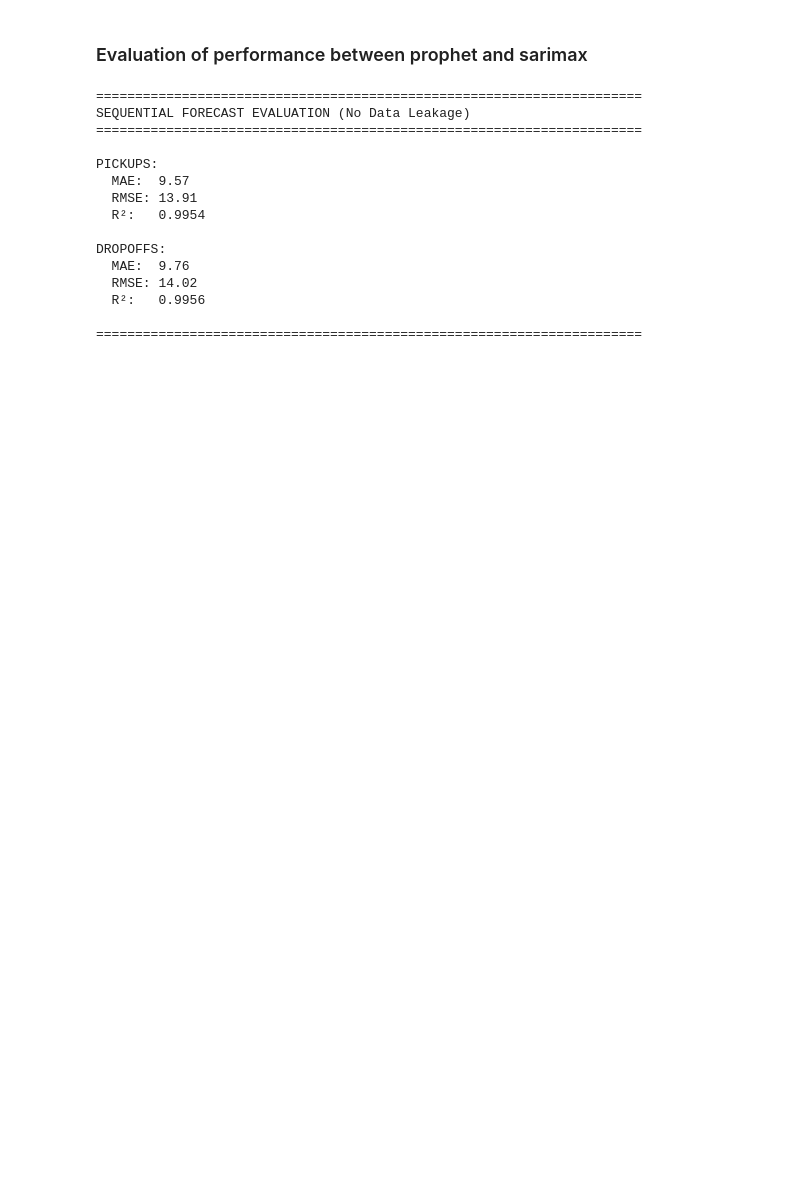
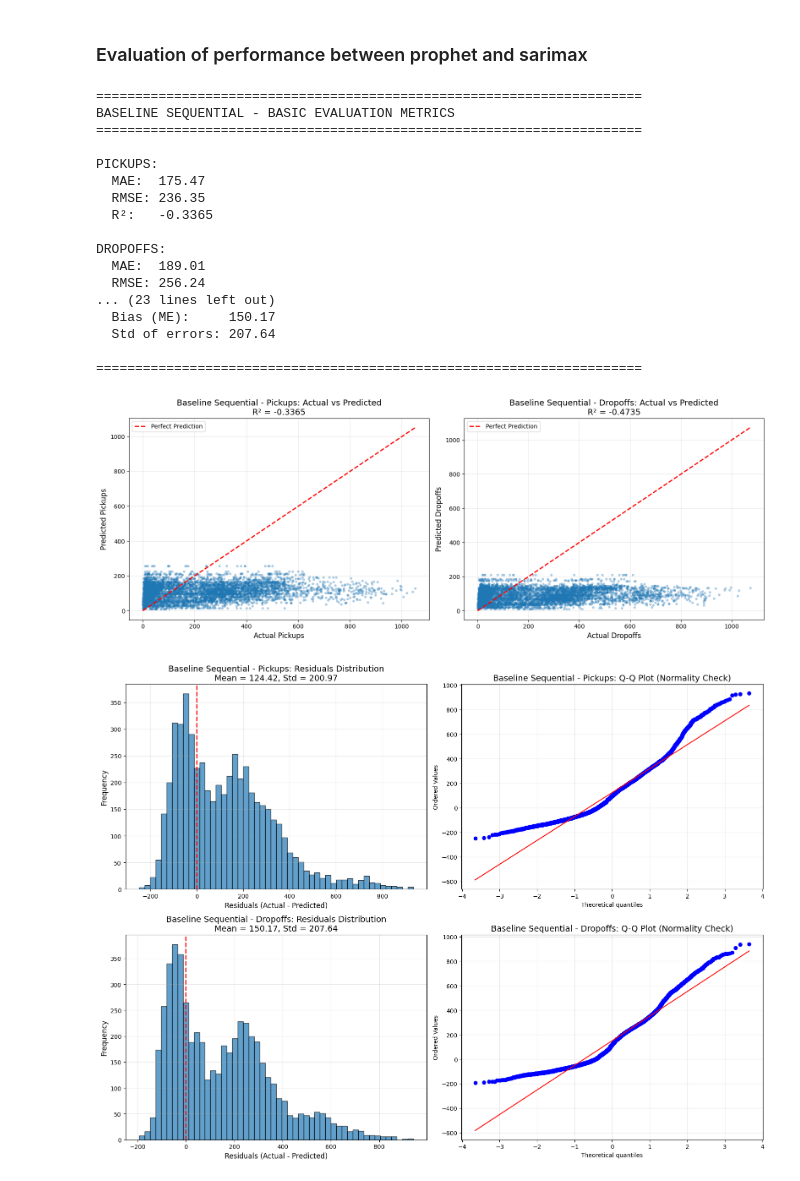
Before and after one commit to dtukrelle/Analysis-of-NY-Citi-Bike-stations, a Jupyter notebook: project.ipynb, the cells around one changed output. Cells and saved outputs as stored; diff of their text form; code cells hidden in the pictures; blank space fills up the shorter version.

```diff
--- a/project.ipynb
+++ b/project.ipynb
@@ -5190,7 +5385,7 @@ def train_sarimax_model(df_full, train_val_end, target_col, model_save_path=None
     Train a SARIMAX model on all data up to train_val_end.
 
     SARIMAX: Seasonal AutoRegressive Integrated Moving Average with eXogenous regressors
-    - Handles seasonality (weekly/yearly patterns)
+    # - Handles seasonality (weekly/yearly patterns) uses lags and rolling means instead
     - Supports external features (weather, lags, etc.)
     - Standard statistical approach (part of statsmodels)
 
@@ -5229,25 +5424,26 @@ def train_sarimax_model(df_full, train_val_end, target_col, model_save_path=None
     y_train = train_data['y'].values
     X_train = train_data[regressor_cols].values
 
+    print("Regressor cols: ", regressor_cols)
+
     # Initialize SARIMAX
     # order=(p,d,q): AR order, differencing, MA order
     # seasonal_order=(P,D,Q,s): seasonal AR, seasonal differencing, seasonal MA, seasonality period
     # For hourly data with weekly seasonality: s=168 (24 hours * 7 days)
     print("Fitting SARIMAX model...")
     print("  Order: (1,0,1) - AR(1), no differencing, MA(1)")
-    print("  Seasonal order: (1,0,1,168) - Weekly seasonality")
+    print("  Seasonal order: (0,0,0,0) - Weekly seasonality")
 
     model = SARIMAX(
         y_train,
         exog=X_train,
         order=(1, 0, 1),  # (p,d,q) - simple ARMA
-        seasonal_order=(1, 0, 1, 168),  # (P,D,Q,s) - weekly seasonality
         enforce_stationarity=False,
         enforce_invertibility=False
     )
 
     # Fit model
-    fitted_model = model.fit(disp=False, maxiter=100)
+    fitted_model = model.fit(disp=False, maxiter=1) # 100
 
     print("✓ Model training complete")
     print(f"  AIC: {fitted_model.aic:.2f}")
@@ -5650,11 +5861,15 @@ Fitting SARIMAX model...
 # %%
 print("\n" + "-"*70 + "\n")
 
-model_save_path='sarimax_model_dropoffs_v1.pkl'
+model_save_path='arimax_model_dropoffs_v4.pkl'
 
-# Train dropoffs model with SARIMAX
+# Filter to cluster 2 only for training
+dropoffs_cluster2 = all_dropoffs_data[all_dropoffs_data['cluster'] == 2].copy()
+print(f"Training on cluster 2 only: {len(dropoffs_cluster2):,} samples (vs {len(all_dropoffs_data):,} all clusters)")
+
+# Train dropoffs model with ARIMAX
 dropoffs_model, regressor_cols_dropoffs = train_sarimax_model(
-    all_dropoffs_data,
+    dropoffs_cluster2,
     train_val_end_date,
     'dropoffs',
     model_save_path=model_save_path
@@ -5664,9 +5879,10 @@ import pickle
 with open(model_save_path+"_list", "wb") as f:
     pickle.dump(regressor_cols_dropoffs, f)
 
+print("="*70)
+
 print("\n" + "="*70)
 print("BOTH MODELS TRAINED SUCCESSFULLY")
-print("="*70)
 # %% [output]
 ----------------------------------------------------------------------
 
@@ -5688,8 +5904,8 @@ BOTH MODELS TRAINED SUCCESSFULLY
 # %%
 import pickle
 
-model_save_path_pickups = "sarimax_model_pickups_v1.pkl"
-model_save_path_dropoffs = "sarimax_model_dropoffs_v1.pkl"
+model_save_path_pickups = "arimax_model_pickups_v4.pkl"
+model_save_path_dropoffs = "arimax_model_dropoffs_v4.pkl"
 
 with open(model_save_path_pickups, 'rb') as f:
     pickups_model = pickle.load(f)
@@ -5704,7 +5920,7 @@ with open(model_save_path_dropoffs+"_list", 'rb') as f:
     regressor_cols_dropoffs = pickle.load(f)
 
 # Run sequential rolling forecasts for both pickups and dropoffs simultaneously
-forecast_results_pickups_sequential, forecast_results_dropoffs_sequential = rolling_daily_forecast_sequential(
+forecast_results_pickups_sequential_arimax, forecast_results_dropoffs_sequential_arimax = rolling_daily_forecast_sequential(
     all_pickups_data,
     all_dropoffs_data,
     pickups_model,
@@ -6217,40 +6489,44 @@ print("\n✓ All sequential forecasts complete!")
 # %%
 # Import evaluation functions
 from model_evaluation import evaluate_model_complete
 
-# Run complete evaluation for SARIMAX model
+# Run complete evaluation for naive model
 evaluate_model_complete(
-    forecast_results_pickups_sequential,
-    forecast_results_dropoffs_sequential,
-    model_name="SARIMAX Sequential"
+    forecast_results_pickups_baseline,
+    forecast_results_dropoffs_baseline,
+    model_name="Baseline Sequential"
 )
 
 # Run complete evaluation for SARIMAX model
 evaluate_model_complete(
-    forecast_results_pickups_sequential,
-    forecast_results_dropoffs_sequential,
+    forecast_results_pickups_sequential_arimax,
+    forecast_results_dropoffs_sequential_arimax,
     model_name="SARIMAX Sequential"
 )
 
 # Run complete evaluation for Prophet model
 evaluate_model_complete(
     forecast_results_pickups_sequential_prophet,
     forecast_results_dropoffs_sequential_prophet,
     model_name="Prophet Sequential"
 )
 # %% [output]
 ======================================================================
-SEQUENTIAL FORECAST EVALUATION (No Data Leakage)
+BASELINE SEQUENTIAL - BASIC EVALUATION METRICS
 ======================================================================
 
 PICKUPS:
-  MAE:  9.57
-  RMSE: 13.91
-  R²:   0.9954
+  MAE:  175.47
+  RMSE: 236.35
+  R²:   -0.3365
 
 DROPOFFS:
-  MAE:  9.76
-  RMSE: 14.02
-  R²:   0.9956
+  MAE:  189.01
+  RMSE: 256.24
+... (23 lines left out)
+  Bias (ME):     150.17
+  Std of errors: 207.64
 
 ======================================================================
+[figure, added]
+[figure, added]
```
Also changed, not shown: parts of 21 cells of this notebook, 1 other file.
